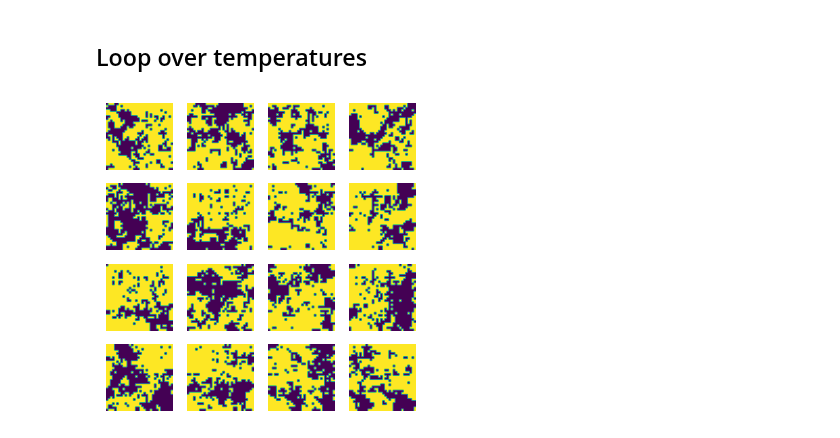
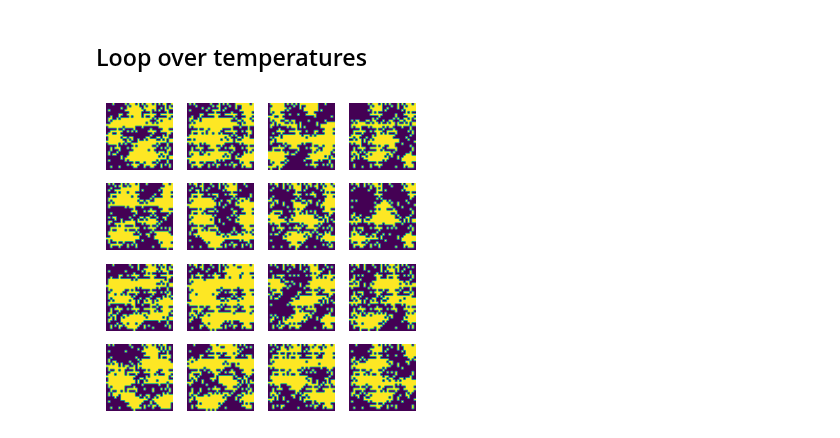
Before and after one commit to pSzyc/Ising, a Jupyter notebook: Model/GAN/GAN.ipynb, the cells around one changed output. Saved outputs shown, nothing was run; the diff lists cells and outputs as text; code cells hidden in the pictures.

```diff
--- a/Model/GAN/GAN.ipynb
+++ b/Model/GAN/GAN.ipynb
@@ -37,7 +38,7 @@ def sample_data_plots(generator, batch_size, outdir):
 
   generated_spins = np.concatenate(sample_data)
   real_spins = np.concatenate(reals)
-  generated_spins =  2 * (generated_spins > 0) - 1
+  generated_spins =  2 * np.random.binomial(1, generated_spins) - 1
   real_spins =  2 * real_spins - 1
   generated_spins = random_swap(generated_spins)
   real_spins = random_swap(real_spins)
@@ -256,3 +253,11 @@ def initialize_weights(model):
             layer.weights[1] = tf.keras.initializers.Zeros()(shape=layer.weights[1].shape)
 # %% [markdown]
 ## Training loop
+# %%
+import csv
+
+with open('energy_temp.csv', 'r') as file:
+    reader = csv.DictReader(file)
+    temp_energy = {float(row['Temp']): float(row['Energy']) for row in reader}
+
+print(temp_energy)
@@ -260,11 +287,15 @@ def initialize_weights(model):
 def train_step(batch, gen_loss_log, disc_loss_log, batch_size, noise_dim, generator, discriminator, generator_optimizer, discriminator_optimizer, regression_model):
       noise = tf.random.normal([batch_size, 1, 1, noise_dim])
       images, temps = batch
+      temp = round(temps[0, 0].numpy().item(), 1)
       images = plus_encode_data(images)
       with tf.GradientTape() as gen_tape, tf.GradientTape() as disc_tape:
         # Generator's images
         generated_images = generator(noise, training=True)
 
+        # Energy
+        energy_g = fast_energy(generated_images)
+        energy_mc = temp_energy[temp]
 
         # Estimated temperature by regression network
         estimated_temps = regression_model(generated_images)
@@ -274,7 +305,7 @@ def train_step(batch, gen_loss_log, disc_loss_log, batch_size, noise_dim, genera
         generated_logits = discriminator(generated_images, training=True)
 
         # Cost Function
-        gen_loss = generator_loss(generated_logits, estimated_temps, temps)
+        gen_loss = generator_loss(generated_logits, estimated_temps, temps, energy_g, energy_mc)
         gen_loss_log.append(gen_loss)
         disc_loss = discriminator_loss(real_logits, generated_logits)
         disc_loss_log.append(disc_loss)
@@ -317,17 +348,26 @@ def train(dataset, epochs, batch_size, gen_loss_log, disc_loss_log, regression_m
           outdir
         )
 
-def generator_loss(generated_logits, estimated_temps, temps, lambda2 = 100):
-    l1 = tf.losses.binary_crossentropy(tf.ones_like(generated_logits), generated_logits, from_logits = True)
+def generator_loss(generated_logits, estimated_temps, temps, energy_g, energy_mc, lambda2 = 100, lambda3 = 1e-6):
+    # BCE spins
+    l1 = tf.reduce_mean(
+        tf.losses.binary_crossentropy(
+            tf.ones_like(generated_logits),
+            generated_logits, from_logits = True)
+    )
+
     # Regression network
     l2 = tf.reduce_mean(tf.losses.mean_squared_error(estimated_temps, temps))
-    return tf.reduce_mean(l1) + lambda2 * l2
+
+    # Energy
+    l3 =  tf.cast(tf.math.square(energy_g - energy_mc), tf.float32)
+
+    return l1 + lambda2 * l2 + lambda3 * l3
 
 def discriminator_loss(real_image, generated_image):
     real_loss = tf.losses.binary_crossentropy(tf.ones_like(real_image), real_image, from_logits = True)
     generated_loss = tf.losses.binary_crossentropy(tf.zeros_like(generated_image), generated_image, from_logits = True)
     total_loss = tf.reduce_mean(real_loss) + tf.reduce_mean(generated_loss)
-    #total_loss = tf.reduce_mean(tf.math.sigmoid(generated_image)) - tf.reduce_mean(tf.math.sigmoid(real_image))
     return total_loss
 # %% [markdown]
 # Train
@@ -339,8 +379,8 @@ num_examples_to_generate = 16
 random_vector_for_generation = tf.random.normal([num_examples_to_generate, 1, 1, noise_dim])
 beta1 = 0.5
 lr = 1e-4
-EPOCHS=20
-temps = np.arange(2.3, 2.5, 0.1)
+EPOCHS=10
+temps = [2.3]
 batch_size = 240
 
 folder = "results/gan_v2.1"
@@ -360,27 +402,27 @@ regression_model = tf.keras.models.load_model("results/regression_model")
 # %%
 for temp in temps:
     outdir = results / f"{temp:.1f}"
     outdir.mkdir(exist_ok = True)
     gen_loss_log=[]
     disc_loss_log=[]
-    generator =  tf.keras.models.load_model(f"results/gan_v2.1/{temp:.1f}/generator")
-    discriminator =  tf.keras.models.load_model(f"results/gan_v2.1/{temp:.1f}/discriminator")
+    generator =  make_generator_model()
+    discriminator =  make_discriminator_model()
 
     generator_optimizer = tf.keras.optimizers.Adam(learning_rate=lr, beta_1=beta1, beta_2=0.999)
     discriminator_optimizer = tf.keras.optimizers.Adam(learning_rate=lr, beta_1=beta1, beta_2=0.999)
 
     discriminator.build(input_shape = (None, 32, 32, 1))
     generator.build(input_shape = (None, 1, 1, 100))
 
     initialize_weights(generator)
     initialize_weights(discriminator)
 
     train_dataset, test_dataset = make_dataset(data_path, [temp], batch_size=batch_size, flatten=False)
     train(train_dataset, EPOCHS, batch_size, gen_loss_log, disc_loss_log, regression_model, outdir)
 
     plot_cost_function(outdir)
     sample_data_plots(generator, batch_size, outdir)
     discriminator.save(outdir / "discriminator")
     generator.save(outdir / "generator")
 # %% [output]
-[figure, old version]
+[figure, new version]
```
Also changed, not shown: parts of 5 cells of this notebook.
